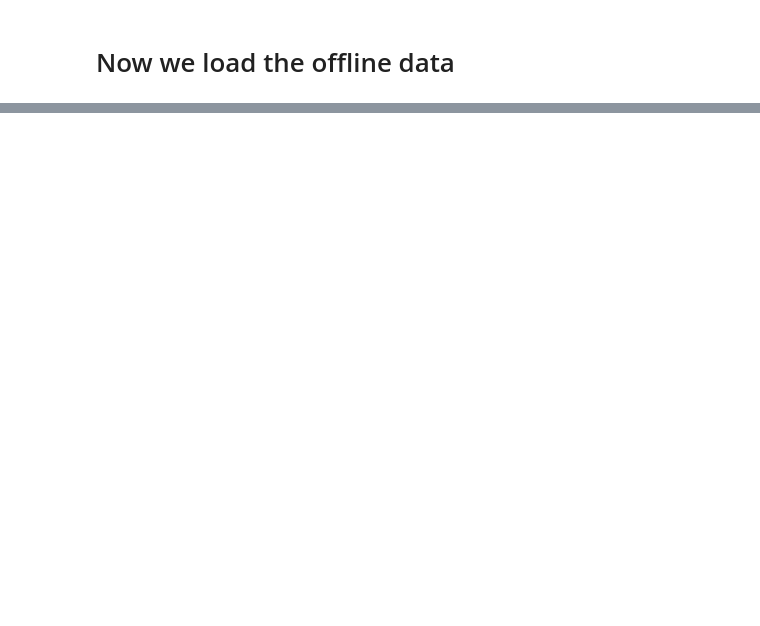
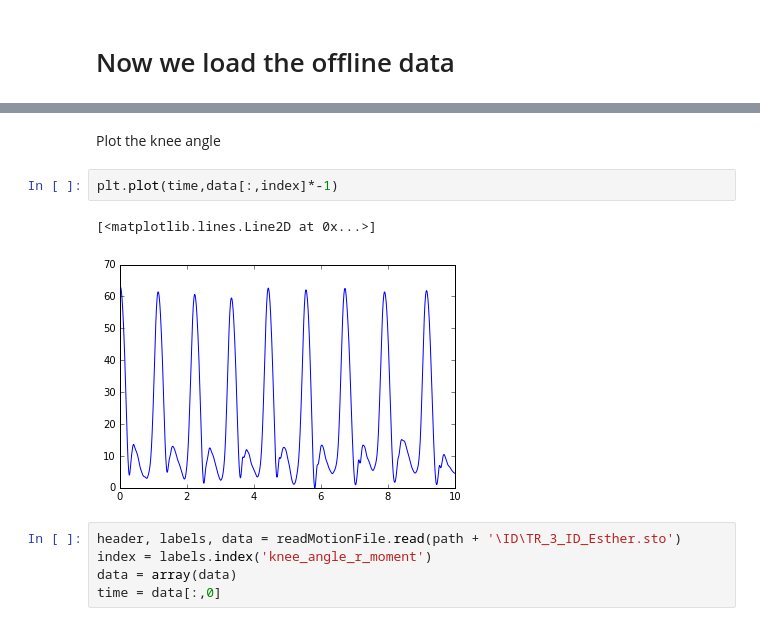
Before and after one commit to GeorgiosGiarmatzis/Compare_rt, a Jupyter notebook: Code.ipynb, the cells around one changed output, grey strips where cells are left out. Cells and saved outputs as stored; diff of their text form; blank space fills up the shorter version.

```diff
--- a/Code.ipynb
+++ b/Code.ipynb
@@ -72,0 +96,12 @@ print(data[9])
+# %% [markdown]
+Plot the knee angle
+# %%
+plt.plot(time,data[:,index]*-1)
+# %% [output]
+[<matplotlib.lines.Line2D at 0x...>]
+[figure, added]
+# %%
+header, labels, data = readMotionFile.read(path + '\ID\TR_3_ID_Esther.sto')
+index = labels.index('knee_angle_r_moment')
+data = array(data)
+time = data[:,0]
```
Also changed, not shown: parts of 11 cells of this notebook.
